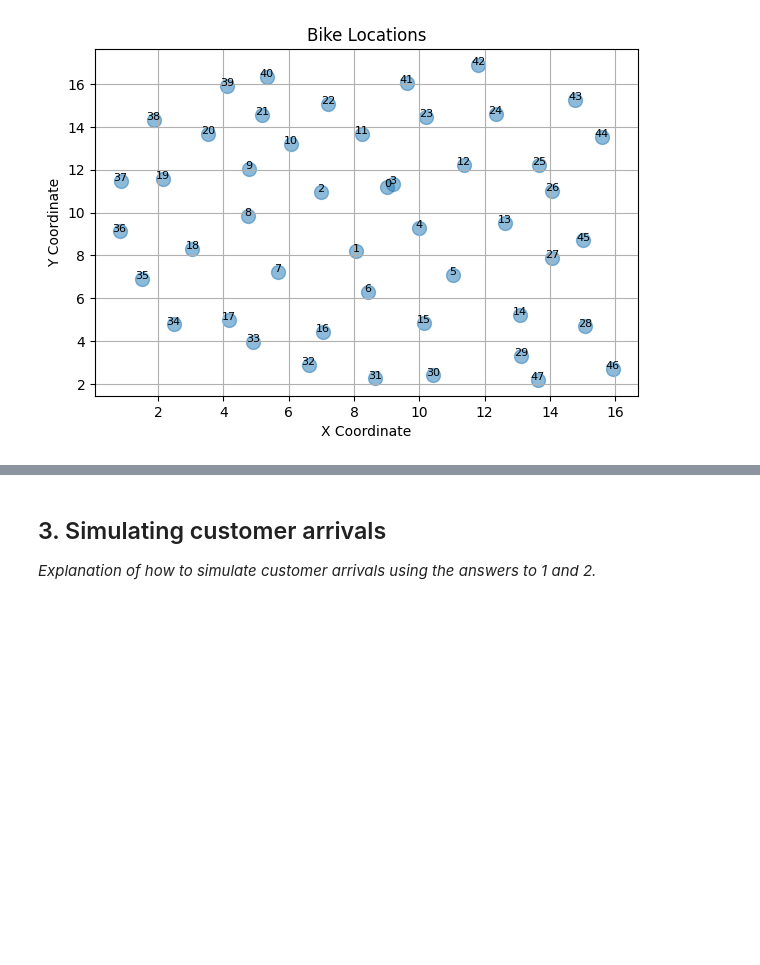
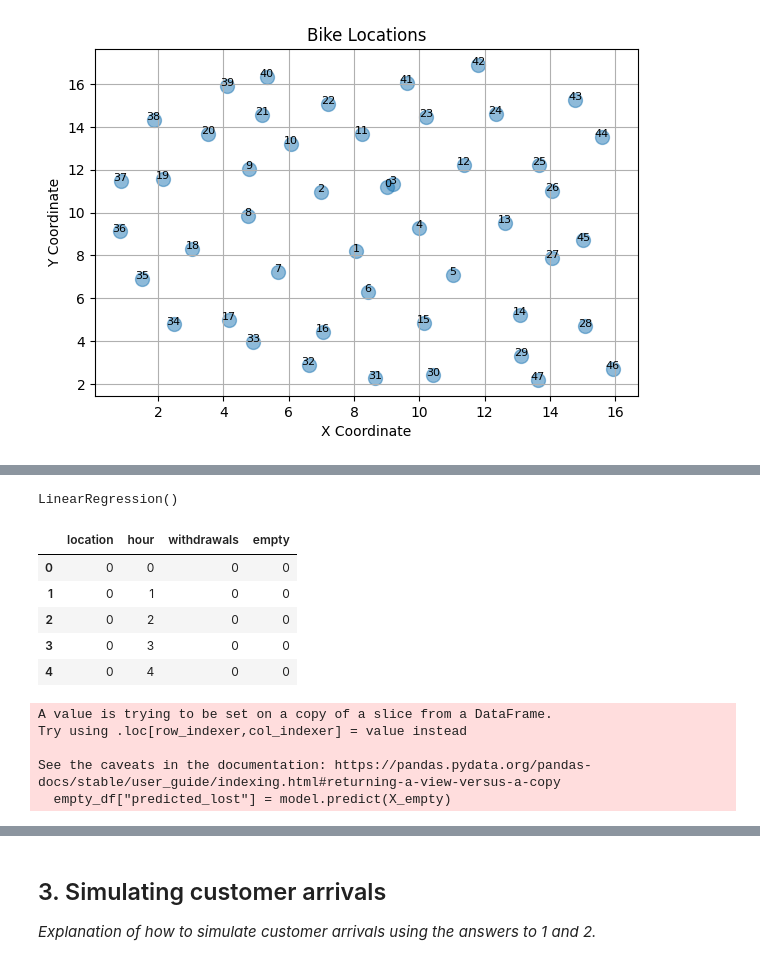
Before and after one commit to kuborro123/magda_is_demon_hunter, a Jupyter notebook: 1CK130_2025_Assignment_3.ipynb, the cells around one changed output, grey strips where cells are left out. Cells and saved outputs as stored; diff of their text form; code cells hidden in the pictures; blank space fills up the shorter version.

```diff
--- a/1CK130_2025_Assignment_3.ipynb
+++ b/1CK130_2025_Assignment_3.ipynb
@@ -408,0 +799,34 @@ network_dict
+# %%
+from sklearn.linear_model import LinearRegression
+
+# Train only on hours where bikes were available
+train_df = hourly_df[hourly_df["empty"] == 0]
+
+X_train = train_df[["hour", "location"]]
+y_train = train_df["withdrawals"]
+
+model = LinearRegression()
+model.fit(X_train, y_train)
+# %% [output]
+LinearRegression()
+# %%
+train_df.head()
+# %% [output]
+|  | location | hour | withdrawals | empty |
+| 0 | 0 | 0 | 0 | 0 |
+| 1 | 0 | 1 | 0 | 0 |
+| 2 | 0 | 2 | 0 | 0 |
+| 3 | 0 | 3 | 0 | 0 |
+| 4 | 0 | 4 | 0 | 0 |
+# %%
+# Now predict for empty hours
+empty_df = hourly_df[hourly_df["empty"] == 1]
+X_empty = empty_df[["hour", "location"]]
+
+empty_df["predicted_lost"] = model.predict(X_empty)
+# %% [output]
+A value is trying to be set on a copy of a slice from a DataFrame.
+Try using .loc[row_indexer,col_indexer] = value instead
+
+See the caveats in the documentation: https://pandas.pydata.org/pandas-docs/stable/user_guide/indexing.html#returning-a-view-versus-a-copy
+  empty_df["predicted_lost"] = model.predict(X_empty)
```
Also changed, not shown: parts of 27 cells of this notebook.
